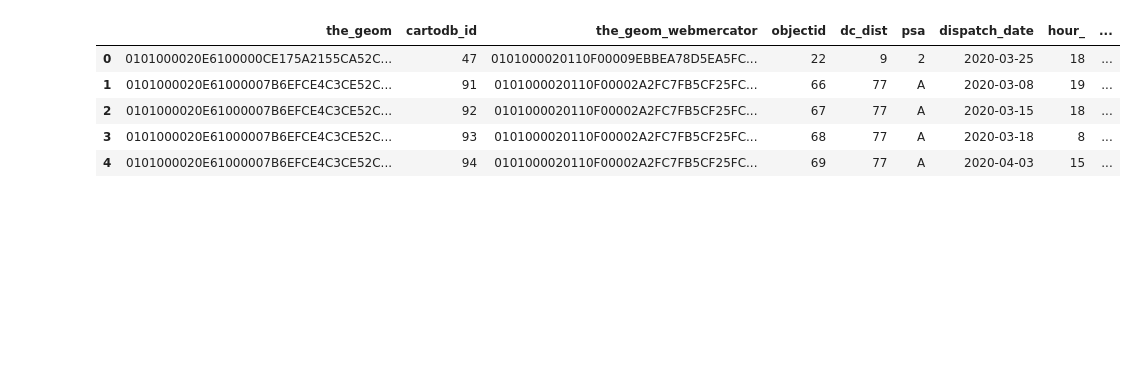
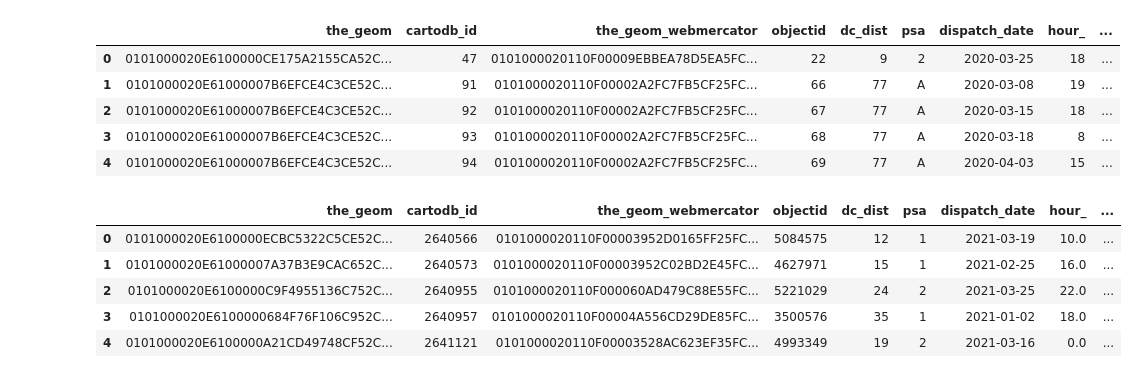
Before and after one commit to alanhlee/crimestatsproj, a Jupyter notebook: Philadelphia_Data/Philadelphia.ipynb, the cells around one changed output. Drawn from its saved outputs; the diff is of its cells as text; code cells hidden in the pictures; blank space fills up the shorter version.

```diff
--- a/Philadelphia_Data/Philadelphia.ipynb
+++ b/Philadelphia_Data/Philadelphia.ipynb
@@ -61,3 +101,12 @@ stop = phil_2020.shape[0] + phil_2021.shape[0]
 phil_2021.index = range(start, stop)
 phil_list = [phil_2020, phil_2021]
 phil = pd.concat(phil_list)
+# %%
+phil.head()
+# %% [output]
+|  | the_geom | cartodb_id | the_geom_webmercator | objectid | dc_dist | psa | dispatch_date | hour_ | ... |
+| 0 | 0101000020E6100000ECBC5322C5CE52C... | 2640566 | 0101000020110F00003952D0165FF25FC... | 5084575 | 12 | 1 | 2021-03-19 | 10.0 | ... |
+| 1 | 0101000020E61000007A37B3E9CAC652C... | 2640573 | 0101000020110F00003952C02BD2E45FC... | 4627971 | 15 | 1 | 2021-02-25 | 16.0 | ... |
+| 2 | 0101000020E6100000C9F4955136C752C... | 2640955 | 0101000020110F000060AD479C88E55FC... | 5221029 | 24 | 2 | 2021-03-25 | 22.0 | ... |
+| 3 | 0101000020E6100000684F76F106C952C... | 2640957 | 0101000020110F00004A556CD29DE85FC... | 3500576 | 35 | 1 | 2021-01-02 | 18.0 | ... |
+| 4 | 0101000020E6100000A21CD49748CF52C... | 2641121 | 0101000020110F00003528AC623EF35FC... | 4993349 | 19 | 2 | 2021-03-16 | 0.0 | ... |
```
Also changed, not shown: parts of 9 cells of this notebook, 4 other files.
